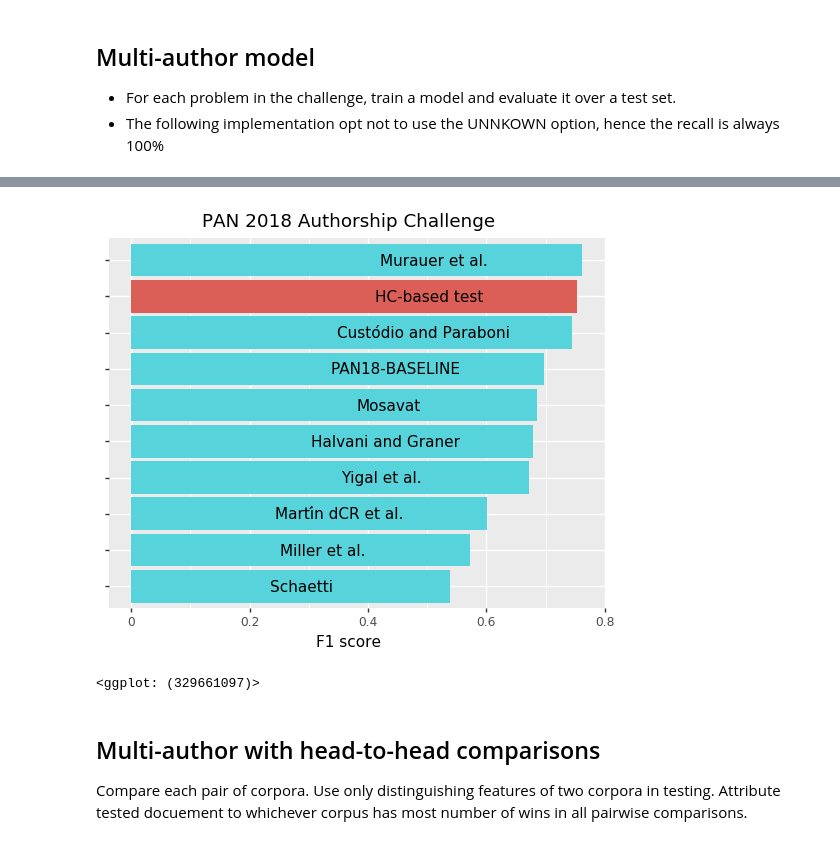
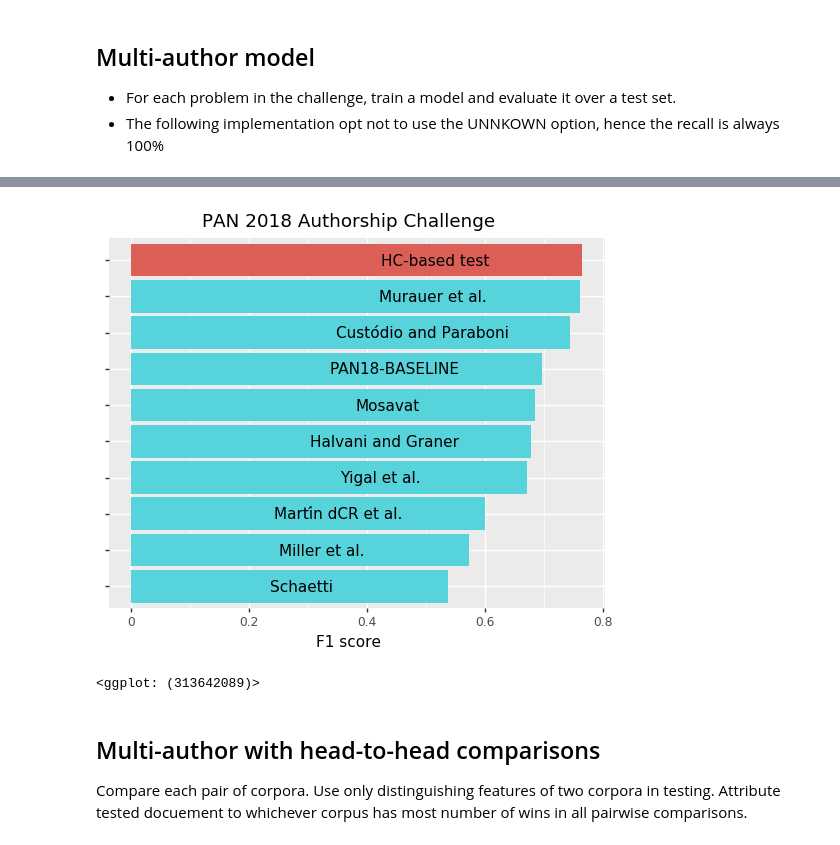
Before and after one commit to alonkipnis/AuthAttLib, a Jupyter notebook: Examples/Cross-domain_authorship_attribution_challenge.ipynb, the cells around one changed output, grey strips where cells are left out. Drawn from its saved outputs; the diff is of its cells as text; code cells hidden in the pictures.

```diff
--- a/Examples/Cross-domain_authorship_attribution_challenge.ipynb
+++ b/Examples/Cross-domain_authorship_attribution_challenge.ipynb
@@ -28,7 +28,7 @@ from AuthAttLib import *
 Below is a lemmatized version of this dataset arranged in a csv format
 # %%
 #load dataset
-raw_data = pd.read_csv("../Data/PAN2018_lemmatized.csv")
+raw_data = pd.read_csv("../Data/PAN2018_probs_1_to_4.csv")
 raw_data = raw_data.rename(columns={'dataset' : 'prob'})
 # %%
 # optional: remove proper names, cardinal digits, and punctuation
@@ -46,7 +44,7 @@ Ignore proper names, numbers, and some pronouns:
 # %%
 data = raw_data.filter(['dataset', 'author', 'doc_id', 'prob'])
 data.loc[:,'split'] = 'train'
-data.loc[data.doc_id.str.find('test')>-1,'split'] = 'test'
+data.loc[data.doc_id.str.contains('test'),'split'] = 'test'
 data.loc[:,'text'] = raw_data['text']
 # %%
 #Optional: remove POS: proper names and cardinal digits (can take a while)
@@ -70,7 +68,7 @@ for prob in tqdm(lo_problem) :
     model = AuthorshipAttributionMulti(
         data_train,        #dataset arrange in a data frame
         vocab_size=3000,  #uses 3000 most frequent ngram
-        ngram_range=(1,1), #mono-, bi-, and tri- grams
+        ngram_range=(1,2), #mono-, bi-, and tri- grams
         )
 
     #attribute test documents:
@@ -227,37 +211,36 @@ PAN2018_English_results = {
 'Martín dCR et al.' : 0.601,
 'PAN18-BASELINE' : 0.697,
 'Miller et al.' : 0.573,
 'Schaetti' :  0.538}
 
 #from
 
 from plotnine import *
 
 PAN2018_English_results['HC-based test'] = np.mean(lo_F1)
 
 df = pd.DataFrame.from_dict(PAN2018_English_results, orient='index')
 df = df.rename(columns = {0 : 'F1'}).reset_index()
 dfs = df.sort_values('F1').reset_index()
 df['cat'] = pd.Categorical(df.F1, categories=dfs['F1'].values, ordered=True)
 
 
 df['type'] = 'other'
 df.loc[df['index'] == 'HC-based test','type']='HC'
 
 p = (ggplot(aes(x = 'cat', y = 'F1', fill = 'type', label = 'index'), data = df)
      + geom_bar(position='dodge', stat="identity", show_legend=False)
      + geom_text(nudge_y = -0.25) + coord_flip() + ggtitle('PAN 2018 Authorship Challenge')
      + xlab('') + theme(axis_text_y=element_blank())
      + ylab('F1 score')
     )
 print(p)
 
-path_to_plots = "/Users/kipnisal/Dropbox/Apps//Overleaf/Higher Criticism and Authorship Attribution (presentation)/Figs/"
 path_to_plots =""
-p.save(path_to_plots + 'PAN2018_F1.png')
+#p.save(path_to_plots + 'PAN2018_F1.png')
 # %% [output]
-[figure, old version]
+[figure, new version]
-<ggplot: (329661097)>
+<ggplot: (313642089)>
 # %% [markdown]
 <h2>Multi-author with head-to-head comparisons</h2>
 
```
Also changed, not shown: parts of 2 cells of this notebook, 2 other files.
